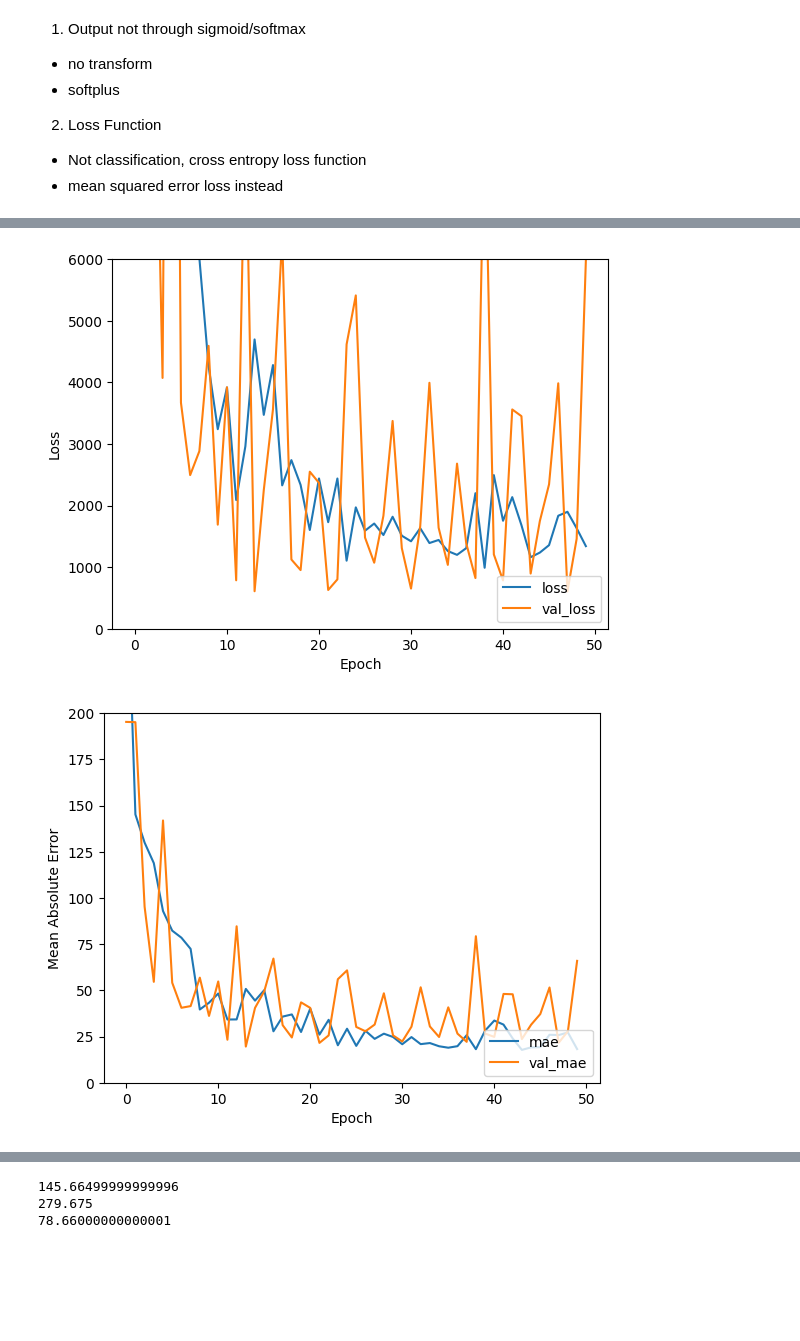
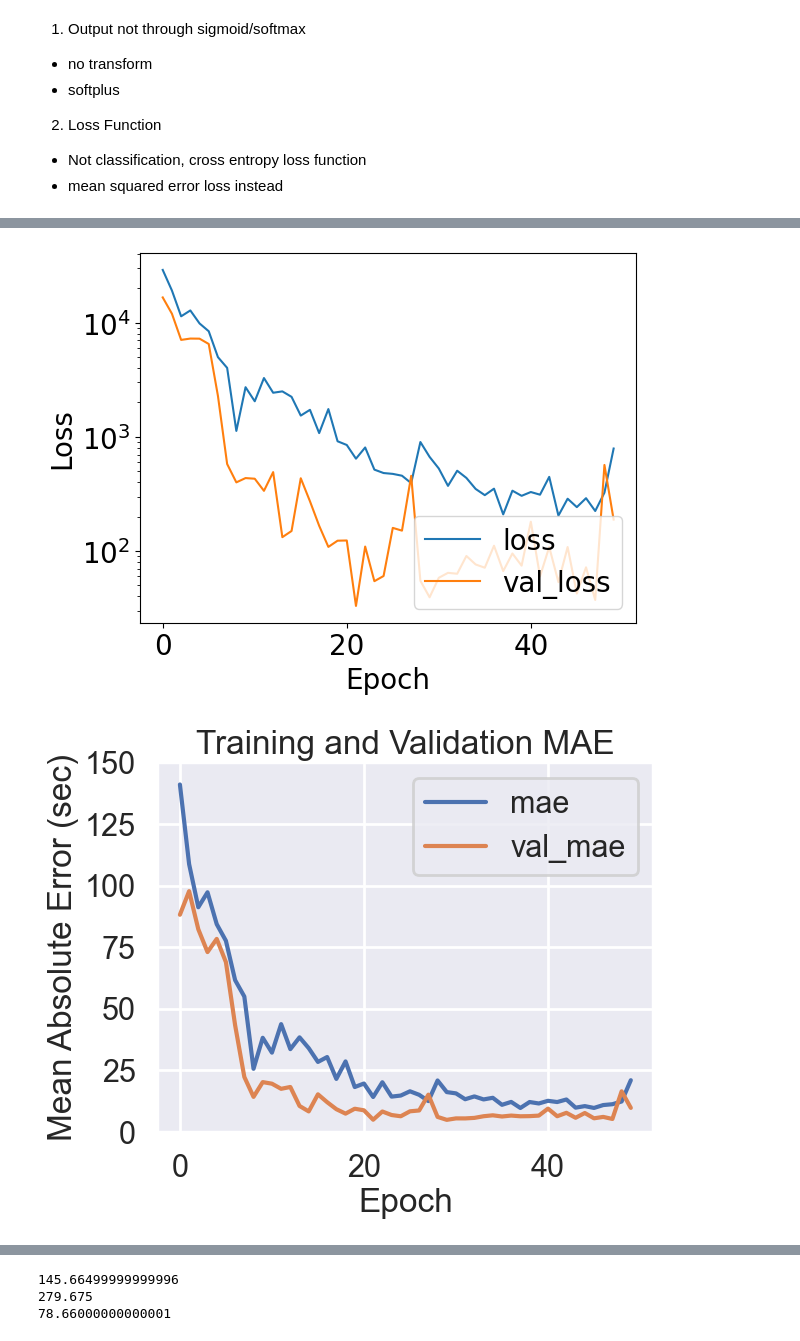
Before and after one commit to Eli-Kaplowitz/ChemTreat-Image-Analysis, a Jupyter notebook: 3D_model_testing.ipynb, the cells around one changed output, grey strips where cells are left out. Cells and saved outputs as stored; diff of their text form; code cells hidden in the pictures; blank space fills up the shorter version.

```diff
--- a/3D_model_testing.ipynb
+++ b/3D_model_testing.ipynb
@@ -29,9 +29,11 @@ import os
 regression_data1 =  [273.25, 173.52, 203.31, 227.25, 277.69, 213.21, 299.44, 360.26, 319.59, 372.49]
 regression_data2 = [84.79, 71.87, 74.87, 77.27, 72.32, 76.91, 77.37, 85.43, 83.32, 83.50]
 regression_data3 = [273.25, 84.79, 173.52, 71.87, 203.31, 74.87, 227.25, 77.27, 277.69, 72.32, 213.21, 76.91, 299.44, 77.37, 360.26, 85.43, 319.59, 83.32, 372.49, 83.50]
+regression_data4 = [234.3158992, 238.3762008, 223.3395508 ,258.2964891, 308.3809155, 237.833691, 269.6809362, 240.1028949, 238.0344646, 289.8085463, 296.7480347, 254.8408521, 280.8549995, 305.4960162, 304.5373716, 332.1339075, 91.83076272, 102.9290284, 107.2722505, 118.4947244, 125.5493955, 143.4469968, 167.6710487, 168.928053, 161.7154215, 187.2395374, 208.7778182, 168.3711367, 209.7009893, 189.5577842, 209.69769, 198.7802618, 205.9488195, 209.9530789, 219.0467102, 221.408286, 221.3151488, 225.2788691, 230.7125019, 239.5862706, 236.1916802, 225.7250247, 240.7507197, 43.47757415, 40.49157473, 33.28122335, 32.0989265, 32.18500263, 22.77658, 22.39606886, 20.41376027, 22.6924993, 21.53471254, 23.88203075, 23.93024395, 21.85024589, 23.41806801, 28.39045941, 25.1815792, 26.33353658, 25.69546504, 24.17679749, 23.21302003]
 data1 = "C:/Users/elika/Senior Design/Data/FeCl3-Videos-2_21_25/"
 data2 = "C:/Users/elika/Senior Design/Data/Polymer-Videos-2_21_25"
 data3 = "C:/Users/elika/Senior Design/Data/Combined-Videos-2_21_25"
+data4 = "C:/Users/elika/Senior Design/Data/3_07-3_21-Videos"
 # %%
 #take the directory of videos and splits them into training, validation, and test sets
 #Args:
@@ -96,7 +120,7 @@ def format_frames(frame, output_size):
   frame = tf.image.resize(frame, (224, 224))
   return frame
 # %%
-def frames_from_video_file(video_path, n_frames, output_size = (720,720), frame_step = 3):
+def frames_from_video_file(video_path, n_frames, output_size = (720,720), frame_step = 3, crop_coordinates = (360, 520)):
   """
     Creates frames from each video file present for each category.
 
@@ -137,13 +161,13 @@ def frames_from_video_file(video_path, n_frames, output_size = (720,720), frame_
   if not ret:
     print(f"Error1: Could not read frame from video file {video_path}")
     return None
-  result.append(format_frames(frame, output_size))
+  result.append(format_frames(frame, output_size, crop_coordinates))
 
   for _ in range(n_frames - 1):
     for _ in range(frame_step):
       ret, frame = src.read()
     if ret:
-      frame = format_frames(frame, output_size)
+      frame = format_frames(frame, output_size, crop_coordinates)
       result.append(frame)
     else:
       print(f"Error2: Could not read frame from video file {video_path}")
@@ -242,8 +266,8 @@ def input_time(time, n_frames):
     time_input[:, 0] = np.linspace(0, max_delay, n_frames)
     return time_input, n_frames, frame_step, max_delay
 # %%
-data = data3  # Choose the appropriate data directory for your use case
-regression_data = regression_data3  # Choose the appropriate regression data for your use case
+data = data4  # Choose the appropriate data directory for your use case
+regression_data = regression_data4  # Choose the appropriate regression data for your use case
 
 #print files in data
 print(f"Files in {data}:")
@@ -253,11 +277,17 @@ for file in os.listdir(data):
 #get regression_data length
 print(f"Length of regression_data: {len(regression_data)}")
 data_size = len(regression_data)
+train_split = int(0.6 * data_size)
+test_split = int(0.2 * data_size)
+val_split = data_size - train_split - test_split
+print(f"Train split: {train_split}")
+print(f"Validation split: {val_split}")
+print(f"Test split: {test_split}")
 
 subset_paths, regression_splits = split_videos(
                         directory = data,
                         regression_data = regression_data,
-                        splits = {"train": 12, "val": 4, "test": 4})
+                        splits = {"train": train_split, "val": val_split, "test": test_split})
 #[43, 52, 63, 59, 75, 66, 62, 70, 80, 102]
 #[102, 110, 43, 54, 52, 65, 63, 66, 59, 74, 75, 80, 66, 78, 62, 84, 70, 92, 80, 101]
 # 1 2 3 4 5 6 7 8 9 10
@@ -284,6 +314,6 @@ Regression splits: {'train': (299.44, 85.43, 173.52, 84.79, 76.91, 273.25, 83.32
 # %%
 n_frames = 20
-batch_size = 4
+batch_size = 8
 
 output_signature = (tf.TensorSpec(shape = (None, None, None, 3), dtype = tf.float32),
                     tf.TensorSpec(shape = (), dtype = tf.int16))
@@ -489,25 +528,31 @@ Epoch 50/50
 # %%
-#plot the training and validation loss
+import seaborn as sns
+
+#plot the training and validation loss with log scale
 plt.plot(history.history['loss'], label='loss')
-plt.plot(history.history['val_loss'], label = 'val_loss')
+plt.plot(history.history['val_loss'], label='val_loss')
 plt.xlabel('Epoch')
 plt.ylabel('Loss')
-plt.ylim([0, 6000])
+plt.yscale('log')  # Set y-axis to log scale
 plt.legend(loc='lower right')
 plt.show()
 # %% [output]
-[figure, old version]
+[figure, new version]
 # %%
 #plot the training and validation mae
 plt.plot(history.history['mae'], label='mae')
 plt.plot(history.history['val_mae'], label = 'val_mae')
 plt.xlabel('Epoch')
-plt.ylabel('Mean Absolute Error')
-plt.ylim([0, 200])
-plt.legend(loc='lower right')
+plt.ylabel('Mean Absolute Error (sec)')
+plt.ylim([0, 150])
+plt.legend(loc='upper right')
+sns.set_theme("poster")
+plt.title('Training and Validation MAE')
+#change fontsize
+#plt.rcParams.update({'font.size': 20})
 plt.show()
 # %% [output]
-[figure, old version]
+[figure, new version]
 # %%
 test_loss, test_mae = model.evaluate(test_ds, verbose=2)
 # %% [output]
```
Also changed, not shown: parts of 18 cells of this notebook.
